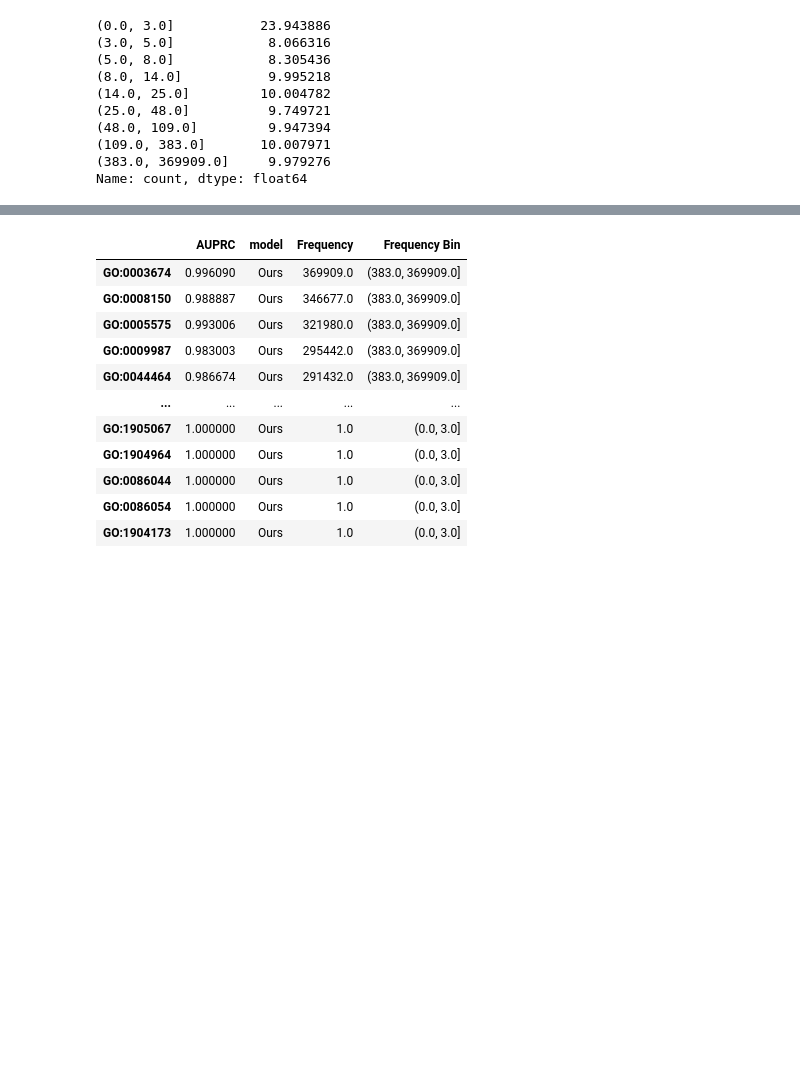
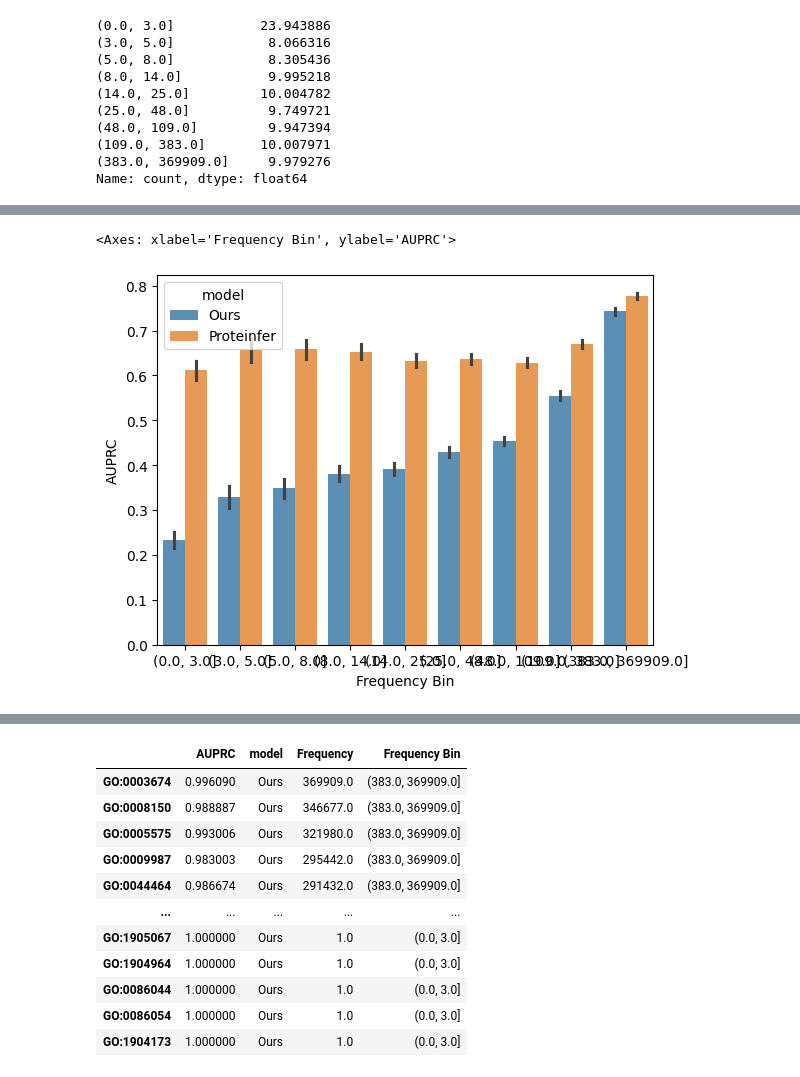
Before and after one commit to microsoft/protnote, a Jupyter notebook: notebooks/EDA.ipynb, the cells around one changed output, grey strips where cells are left out. Cells and saved outputs as stored; diff of their text form; code cells hidden in the pictures; blank space fills up the shorter version.

```diff
--- a/notebooks/EDA.ipynb
+++ b/notebooks/EDA.ipynb
@@ -819,3 +436,13 @@ Name: count, dtype: float64
+# %%
+sns.barplot(data = res.reset_index(drop=True),
+            x='Frequency Bin',
+            y=metric,
+            alpha=0.8,
+            errorbar=('ci', 95),
+            hue='model')
+# %% [output]
+<Axes: xlabel='Frequency Bin', ylabel='AUPRC'>
+[figure, added]
 # %%
 metric = 'AUPRC'
 
```
Also changed, not shown: parts of 79 cells of this notebook, 14 other files.
